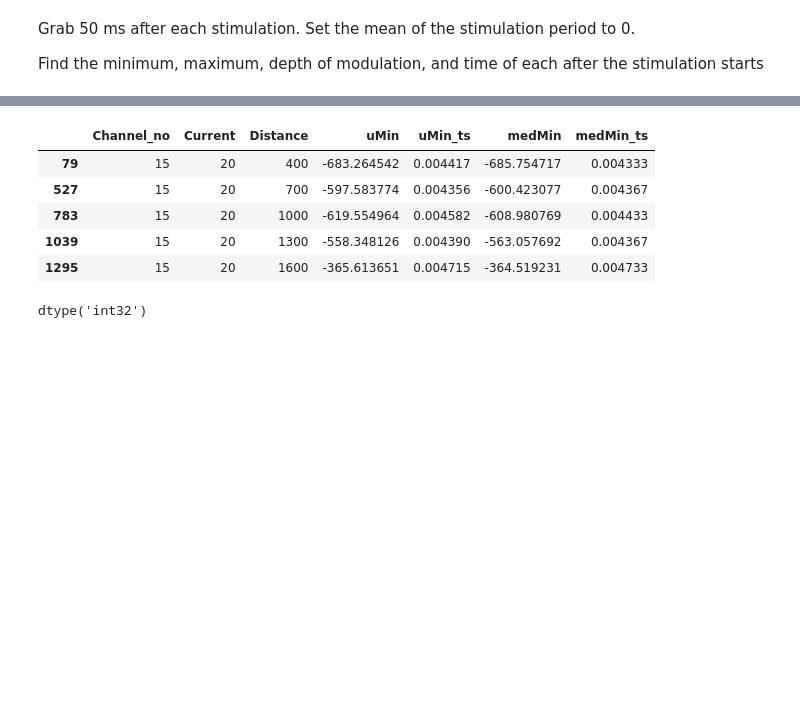
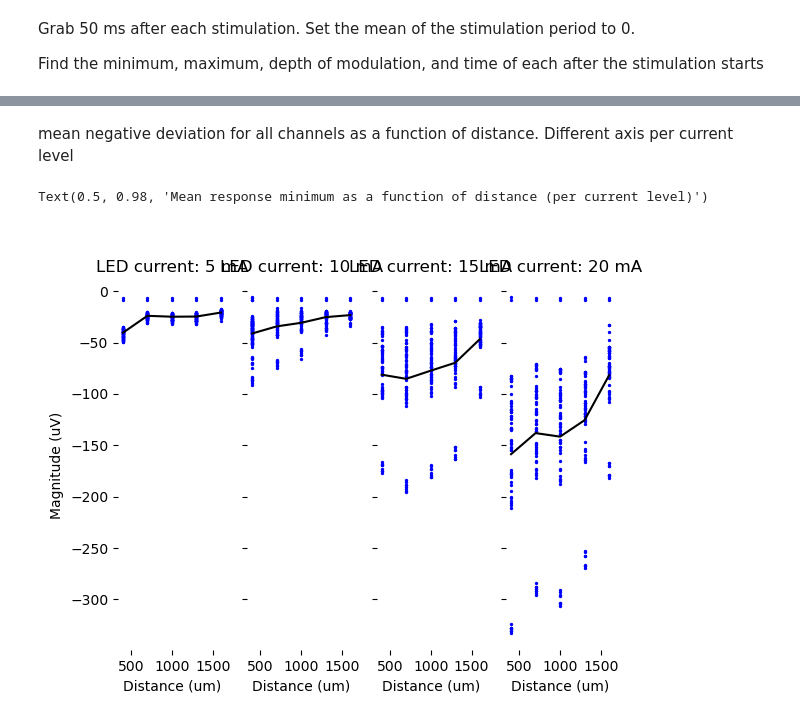
Before and after one commit to kb0dkin/Work_Tools, a Jupyter notebook: BrainPatch_analysis/crimson_responses.ipynb, the cells around one changed output, grey strips where cells are left out. Saved outputs shown, nothing was run; the diff lists cells and outputs as text; code cells hidden in the pictures; blank space fills up the shorter version.

```diff
--- a/BrainPatch_analysis/crimson_responses.ipynb
+++ b/BrainPatch_analysis/crimson_responses.ipynb
@@ -317,16 +371,35 @@ Text(0.5, 0.98, 'Response mean minimum as a function of distance (per current le
-# %%
-resp_df.loc[((resp_df.Channel_no == 15)*(resp_df.Current == '20'))]
-# %% [output]
-|  | Channel_no | Current | Distance | uMin | uMin_ts | medMin | medMin_ts |
-| 79 | 15 | 20 | 400 | -683.264542 | 0.004417 | -685.754717 | 0.004333 |
-| 527 | 15 | 20 | 700 | -597.583774 | 0.004356 | -600.423077 | 0.004367 |
-| 783 | 15 | 20 | 1000 | -619.554964 | 0.004582 | -608.980769 | 0.004433 |
-| 1039 | 15 | 20 | 1300 | -558.348126 | 0.004390 | -563.057692 | 0.004367 |
-| 1295 | 15 | 20 | 1600 | -365.613651 | 0.004715 | -364.519231 | 0.004733 |
-# %%
-resp_df.Current = resp_df.Current.astype(int)
-# current = resp_df.Current.unique()
-# %%
-resp_df.Current.dtype
-# %% [output]
-dtype('int32')
+# %% [markdown]
+mean negative deviation for all channels as a function of distance. Different axis per current level
+# %%
+currents = resp_df.Current.unique()
+distances = resp_df.Distance.unique()
+currents.sort()
+distances.sort()
+
+fig_min_scatter,ax_min_scatter = plt.subplots(ncols=len(currents), sharex=True, sharey=True)
+for i_curr,curr in enumerate(currents):
+    dist_cmp = resp_df.loc[resp_df.Current==curr ]
+    ax_min_scatter[i_curr].scatter(dist_cmp.Distance, dist_cmp.uMin, s = 2, color='blue')
+    current_means = dist_cmp.groupby('Distance').mean('uMin')
+    ax_min_scatter[i_curr].plot(current_means.index, current_means.uMin, color='k')
+
+    # ax_min_scatter[i_curr].legend([f'{current} mA' for current in currents], loc=4)
+    ax_min_scatter[i_curr].set_title(f'LED current: {curr} mA')
+    ax_min_scatter[i_curr].set_xlabel('Distance (um)')
+
+
+    # remove the outer boxes
+    for spine in ['top','bottom','right','left']:
+        ax_min_scatter[i_curr].spines[spine].set_visible(False)
+        # ax_time[i_chan].spines[spine].set_visible(False)
+
+
+ax_min_scatter[0].set_ylabel('Magnitude (uV)')
+fig_dist.suptitle('Mean response minimum as a function of distance (per current level)')
+
+
+# ax_time[-1].set_xlabel('Distance (um)')
+# fig_time.suptitle('Mean minimum time as a function of distance (per current level)')
+# %% [output]
+Text(0.5, 0.98, 'Mean response minimum as a function of distance (per current level)')
+[figure, added]
```
Also changed, not shown: parts of 23 cells of this notebook.
